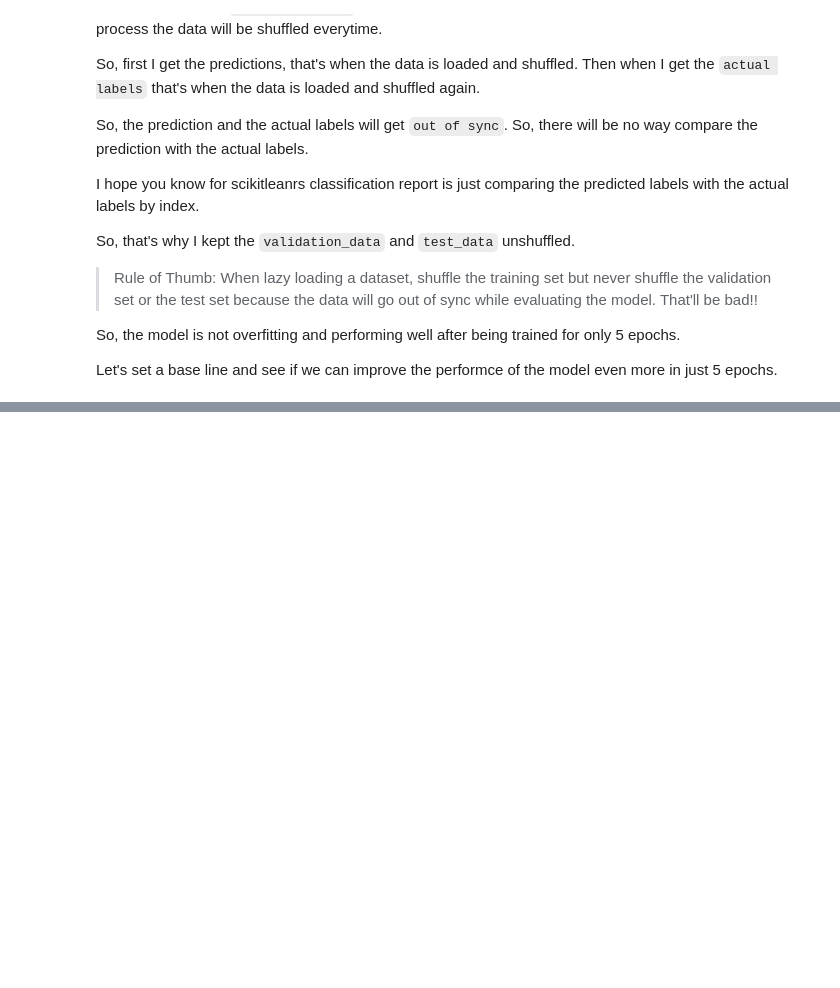
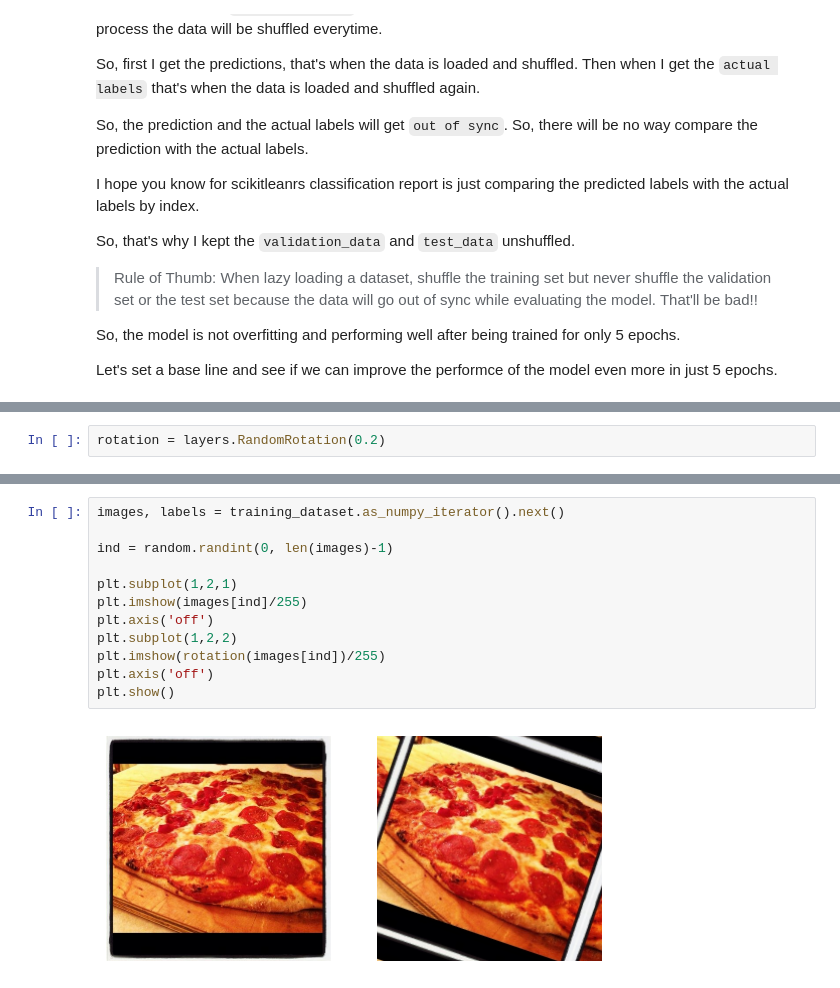
Before and after one commit to RishatTalukder/Deep_Learning_With_Tensorflow, a Jupyter notebook: 4_Convolutional_Neural_network/1_CNN.ipynb, the cells around one changed output, grey strips where cells are left out. Cells and saved outputs as stored; diff of their text form; blank space fills up the shorter version.

```diff
--- a/4_Convolutional_Neural_network/1_CNN.ipynb
+++ b/4_Convolutional_Neural_network/1_CNN.ipynb
@@ -1158,0 +1164,2 @@ And many more. But only when you are trying to improve the performance of a conv
+# %%
+rotation = layers.RandomRotation(0.2)
@@ -1158,0 +1174,14 @@ And many more. But only when you are trying to improve the performance of a conv
+# %%
+images, labels = training_dataset.as_numpy_iterator().next()
+
+ind = random.randint(0, len(images)-1)
+
+plt.subplot(1,2,1)
+plt.imshow(images[ind]/255)
+plt.axis('off')
+plt.subplot(1,2,2)
+plt.imshow(rotation(images[ind])/255)
+plt.axis('off')
+plt.show()
+# %% [output]
+[figure, added]
```
Also changed, not shown: parts of 31 cells of this notebook, 1 other file.
